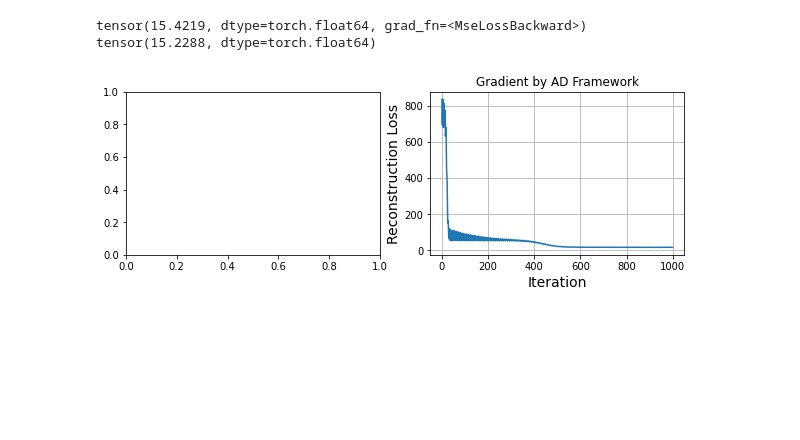
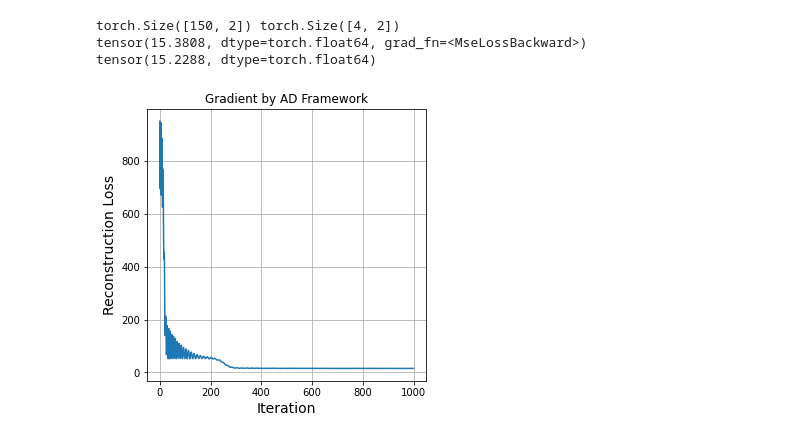
Before and after one commit to WHU-Peter/COMP6248-Deep-Learning, a Jupyter notebook: DL_Lab2.ipynb, the cells around one changed output. Cells and saved outputs as stored; diff of their text form; code cells hidden in the pictures; blank space fills up the shorter version.

```diff
--- a/DL_Lab2.ipynb
+++ b/DL_Lab2.ipynb
@@ -92,57 +57,32 @@ Text(0.5, 1.0, 'Gradient by AD Framework')
 # %%
 import pandas as pd
 import torch.optim as optim
 
 df = pd.read_csv('https://archive.ics.uci.edu/ml/machine-learning-databases/iris/iris.data', header=None, encoding="utf-8")
-
 data = torch.tensor(df.iloc[:, [0,1,2,3]].values)
 data = data - data.mean(dim=0)
 
-U_random = np.random.rand(data.shape[0], rank)
-V_random = np.random.rand(data.shape[1], rank)
+rank = 2
+U,V,ERROR = gd_factorise_ad(data, rank, lr=0.003, num_epochs=1000)
+print (U.shape, V.shape)
+print(torch.nn.functional.mse_loss(torch.mm(U, V.t()), data, reduction='sum'))
 
-# U1,V1,ERROR1 = sgdfactorise(data, rank)
-# print (torch.nn.functional.mse_loss(data, U1@V1.t(),reduction='sum'))
+fig, ax = plt.subplots(nrows=1, ncols=1, figsize=(5,5))
+ax.plot(ERROR)
+ax.grid(True)
+ax.set_xlabel("Iteration", fontsize=14)
+ax.set_ylabel("Reconstruction Loss", fontsize=14)
+ax.set_title("Gradient by AD Framework",fontsize=12)
 
-U2,V2,ERROR2 = sgdfactorise_torch(data, rank, lr=0.003, numepochs=1000)
-print (torch.nn.functional.mse_loss(data, U2@V2.t(),reduction='sum'))
-
-fig, ax = plt.subplots(nrows=1, ncols=2, figsize=(10,3))
-# ax[0].plot(ERROR1)
-# ax[0].grid(True)
-# ax[0].set_xlabel("Iteration", fontsize=14)
-# ax[0].set_ylabel("Reconstruction Loss", fontsize=14)
-# ax[0].set_title("Gradient by Elements",fontsize=12)
-ax[1].plot(ERROR2)
-ax[1].grid(True)
-ax[1].set_xlabel("Iteration", fontsize=14)
-ax[1].set_ylabel("Reconstruction Loss", fontsize=14)
-ax[1].set_title("Gradient by AD Framework",fontsize=12)
-
-# U2,V2,ERROR3 = sgdfactorise_torch(data, rank)
-# L = torch.nn.functional.mse_loss(data, torch.mm(U2, V2.t()), reduction='sum')
-# print(L)
-
-# fig, ax = plt.subplots(nrows=1, ncols=2, figsize=(8,5))
-# ax[0].plot(ERROR3)
-# ax[0].grid(True)
-# ax[0].set_xlabel("True Target", fontsize=14)
-# ax[0].set_ylabel("Prediction", fontsize=14)
-# ax[0].set_title("Prediction of SGD",fontsize=12)
-# ax[1].plot(ERROR2)
-# ax[1].grid(True)
-# ax[1].set_xlabel("Iteration", fontsize=14)
-# ax[1].set_ylabel("Error", fontsize=14)
-# ax[1].set_title("Error of SGD",fontsize=12)
-
-U3, S3, V3 = torch.svd(data)
-S3[2] = 0
-S3[3] = 0
-input = torch.mm(torch.mm(U3, torch.diag(S3)), V3.t())
-L = torch.nn.functional.mse_loss(torch.mm(torch.mm(U3, torch.diag(S3)), V3.t()), data, reduction='sum')
+U2, S2, V2 = torch.svd(data)
+S2[2] = 0
+S2[3] = 0
+input = U2 @ torch.diag(S2) @ V2.t()
+L = torch.nn.functional.mse_loss(input, data, reduction='sum')
 print(L)
 # %% [output]
-tensor(15.4219, dtype=torch.float64, grad_fn=<MseLossBackward>)
+torch.Size([150, 2]) torch.Size([4, 2])
+tensor(15.3808, dtype=torch.float64, grad_fn=<MseLossBackward>)
 tensor(15.2288, dtype=torch.float64)
-[figure, old version]
+[figure, new version]
 # %%
```
Also changed, not shown: parts of 3 cells of this notebook.
